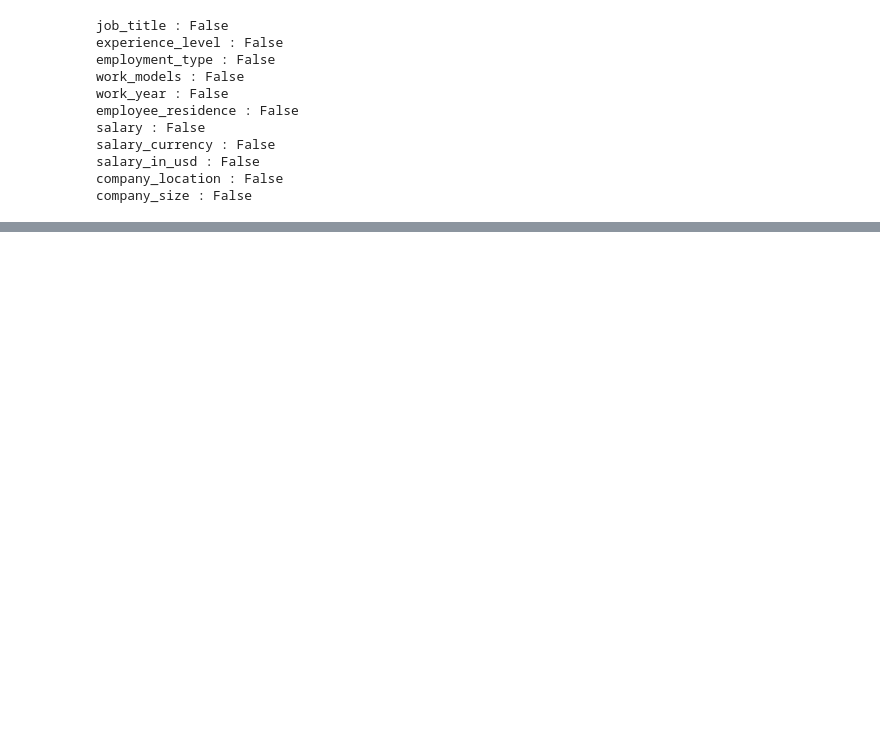
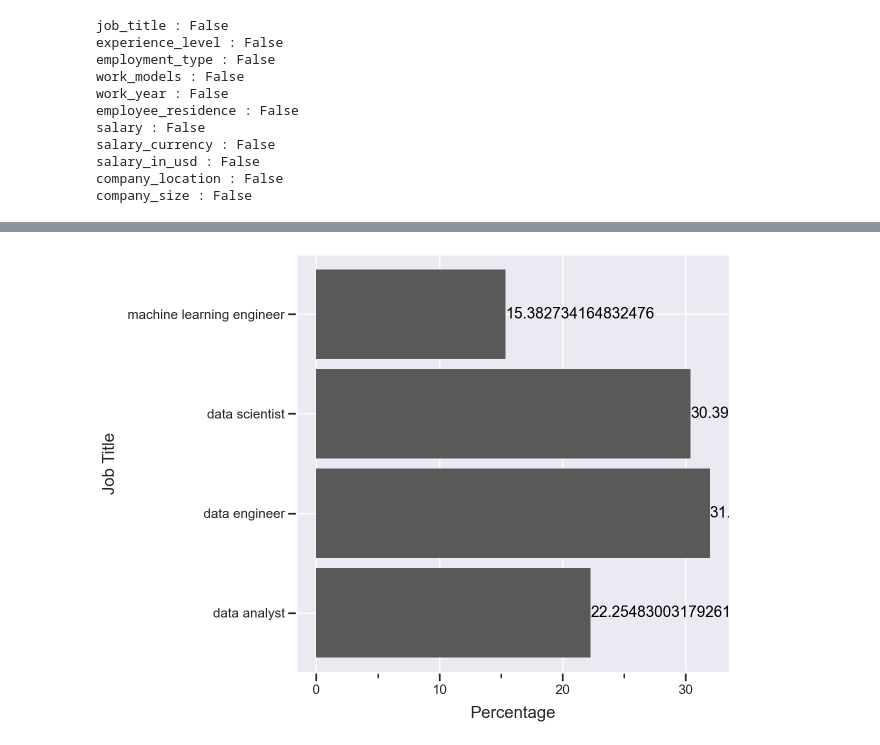
Before and after one commit to MarcoGennaro01/Data_Science_Jobs_-2020-2024-Data_Visualization, a Jupyter notebook: main.ipynb, the cells around one changed output, grey strips where cells are left out. Cells and saved outputs as stored; diff of their text form; code cells hidden in the pictures; blank space fills up the shorter version.

```diff
--- a/main.ipynb
+++ b/main.ipynb
@@ -130,0 +186,16 @@ company_size : False
+# %%
+(
+    ggplot(data, aes(x='job_title', fill='job_title'))
+    + geom_bar(aes(y=after_stat('prop*100'), group=1), stat='count')
+    + geom_text(
+        aes(y=after_stat('prop*100'), label=after_stat('prop*100'), group=1),
+        stat='count',
+        va='center',
+        ha='left'
+    )
+    + scale_fill_manual(values=cols)  # map colors by category
+    + labs(y="Percentage", x="Job Title")
+    + coord_flip()
+)
+# %% [output]
+[figure, added]
```
Also changed, not shown: parts of 25 cells of this notebook, 1 other file.
